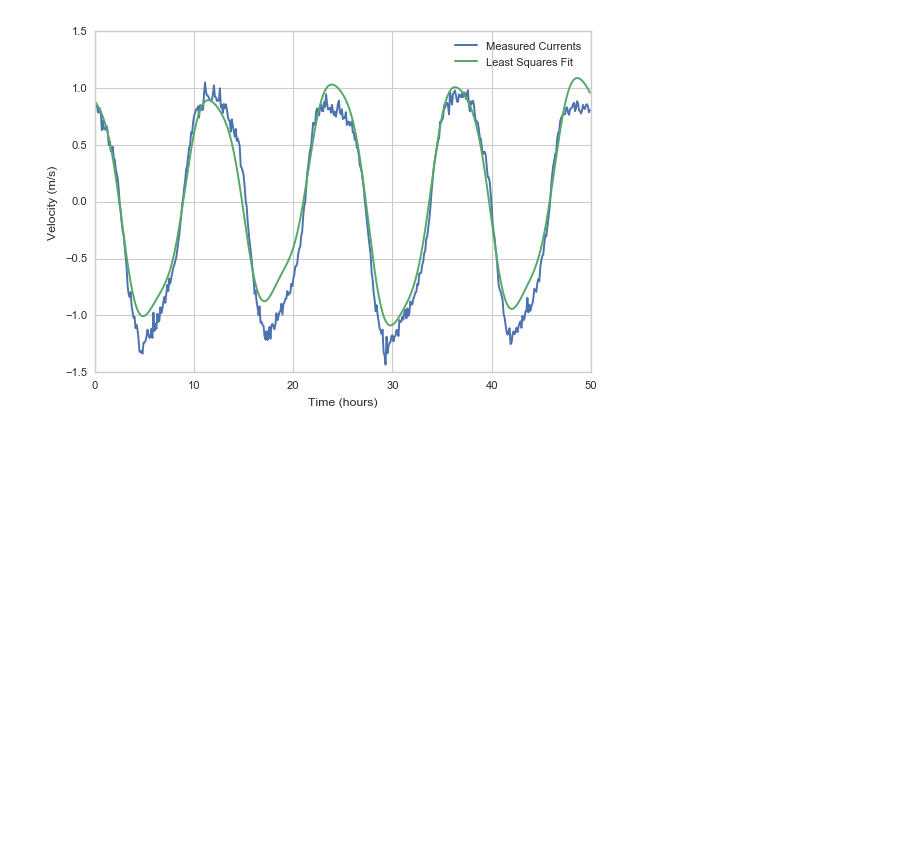
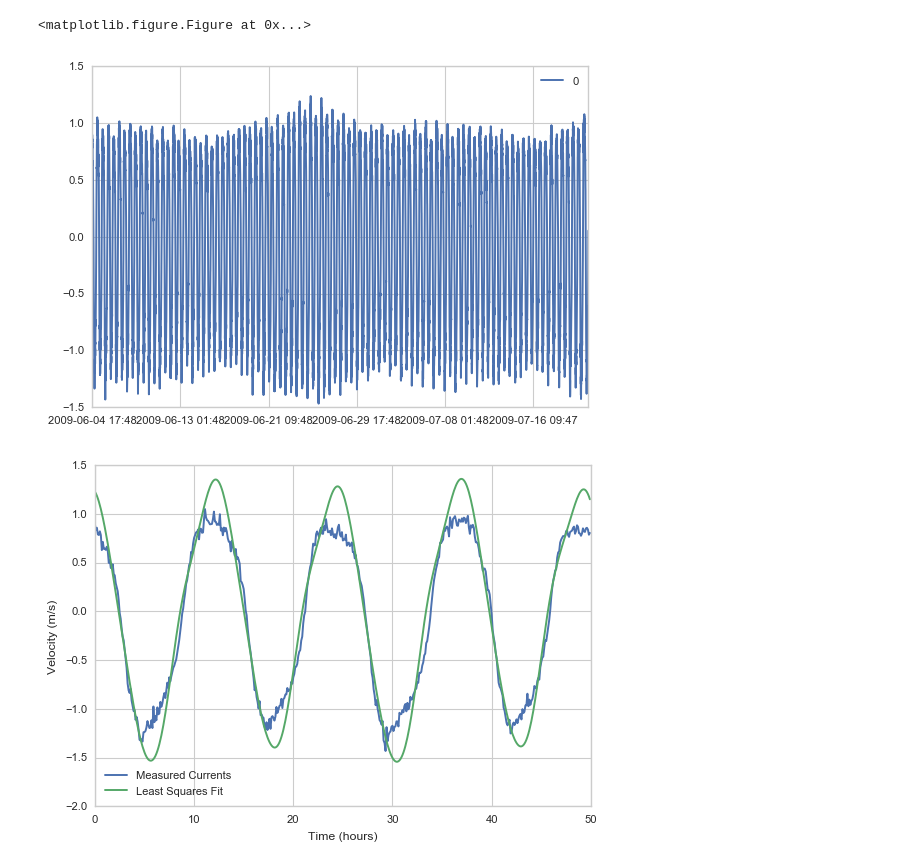
Before and after one commit to BAJJCapstone/MHK-LCoE, a Jupyter notebook: CurrentHM.ipynb, the cells around one changed output. Drawn from its saved outputs; the diff is of its cells as text; code cells hidden in the pictures; blank space fills up the shorter version.

```diff
--- a/CurrentHM.ipynb
+++ b/CurrentHM.ipynb
@@ -44,7 +43,7 @@ def harmonicConstituentModel(time, *hm):
     assert len(hm) % 3 == 0
     velocity = 0
     for i in range(len(hm)//3):
-        velocity += hm[3*i]*np.sin((hm[3*i+1] * time + hm[3*i+2])*np.pi/180.)
+        velocity += hm[3*i]*np.cos((hm[3*i+1] * time + hm[3*i+2])*np.pi/180.)
     return velocity
 
 
@@ -55,26 +54,27 @@ time = np.arange(0, len(velocities))*6/60
 data = np.column_stack((time, velocities[:,0]))
 data = data[~np.isnan(data).any(axis=1)]
 
-# upper_bounds = []
-# starting_guess = []
+upper_bounds = []
+starting_guess = []
 
-# for keys, dicts in height_constituents.items():
-#     starting_guess.append(float(dicts['Amplitude']))
-#     upper_bounds.append(np.inf)
-#     starting_guess.append(float(dicts['Speed']))
-#     upper_bounds.append(360)
-#     starting_guess.append(float(dicts['Phase']))
-#     upper_bounds.append(360)
+for keys, dicts in height_constituents.items():
+    starting_guess.append(float(dicts['Amplitude']))
+    upper_bounds.append(np.inf)
+    starting_guess.append(float(dicts['Speed']))
+    upper_bounds.append(360)
+    if float(dicts['Phase'])+180 < 360: starting_guess.append(float(dicts['Phase']) + 180)
+    else: starting_guess.append(float(dicts['Phase']) - 180)
+    upper_bounds.append(360)
 
-# lower_bounds = [0]*len(upper_bounds)
-# param_bounds = (lower_bounds, upper_bounds)
-# starting_guess = tuple(starting_guess)
+lower_bounds = [0]*len(upper_bounds)
+param_bounds = (lower_bounds, upper_bounds)
+starting_guess = tuple(starting_guess)
 
-# optimized_parameters, covariance = scipy.optimize.curve_fit(harmonicConstituentModel,
-#                                                              xdata = data[:,0],
-#                                                              ydata = data[:,1],
-#                                                              bounds = param_bounds,
-#                                                              p0 = starting_guess)
+optimized_parameters, covariance = scipy.optimize.curve_fit(harmonicConstituentModel,
+                                                             xdata = data[:,0],
+                                                             ydata = data[:,1],
+                                                             bounds = param_bounds,
+                                                             p0 = starting_guess)
 
 
-# print(optimized_parameters)
+print(optimized_parameters)
@@ -81,5 +99,5 @@ data = data[~np.isnan(data).any(axis=1)]
 # %%
-with open('HM-COD0903.txt','w') as myFile:
+with open('HM-COD0903-7.txt','w') as myFile:
     for i in range(len(optimized_parameters)//3):
         myFile.write('{},{},{}\n'.format(optimized_parameters[3*i],optimized_parameters[3*i+1], optimized_parameters[3*i+2]))
 # %%
@@ -87,7 +105,7 @@ def harmonicConstituentModel(time, *hm):
     assert len(hm) % 3 == 0
     velocity = 0
     for i in range(len(hm)//3):
-        velocity += hm[3*i]*np.sin((hm[3*i+1] * time + hm[3*i+2])*np.pi/180.)
+        velocity += hm[3*i]*np.cos((hm[3*i+1] * time + hm[3*i+2])*np.pi/180.)
     return velocity
 
 
@@ -100,32 +118,34 @@ currents['COD0903.1.s'] = pd.to_numeric(currents['COD0903.1.s'])
 currents['COD0903.1.d'] = pd.to_numeric(currents['COD0903.1.d'])
 speedAndDirection = pd.DataFrame(currents['COD0903.1.s'].values/100.*np.cos(currents['COD0903.1.d'].values*np.pi/180.),
                                  index=currents.index)
 
 plt.figure()
 speedAndDirection.plot()
 plt.show()
 
 velocities = speedAndDirection.as_matrix()
 
 time = np.arange(0, len(velocities))*6/60
 data = np.column_stack((time, velocities[:,0]))
 data = data[~np.isnan(data).any(axis=1)]
 
 t = np.arange(0, 50, .1)
 optimized_parameters = []
-with open('HM-COD0903.txt','r') as myFile:
+with open('HM-COD0903-7.txt','r') as myFile:
     for line in myFile:
         amplitude, speed, phase  = line.split(',')
         optimized_parameters.append(float(amplitude))
         optimized_parameters.append(float(speed))
         optimized_parameters.append(float(phase))
 
 graph2 = harmonicConstituentModel(t, *optimized_parameters)
 plt.plot(data[:500,0], data[:500,1], label='Measured Currents')
 plt.plot(t, graph2, label='Least Squares Fit')
 plt.legend(loc='best')
 plt.xlabel('Time (hours)')
 plt.ylabel('Velocity (m/s)')
 plt.show()
 # %% [output]
+<matplotlib.figure.Figure at 0x...>
-[figure, old version]
+[figure, new version]
+[figure, added]
```
Also changed, not shown: parts of 2 cells of this notebook, 8 other files.
